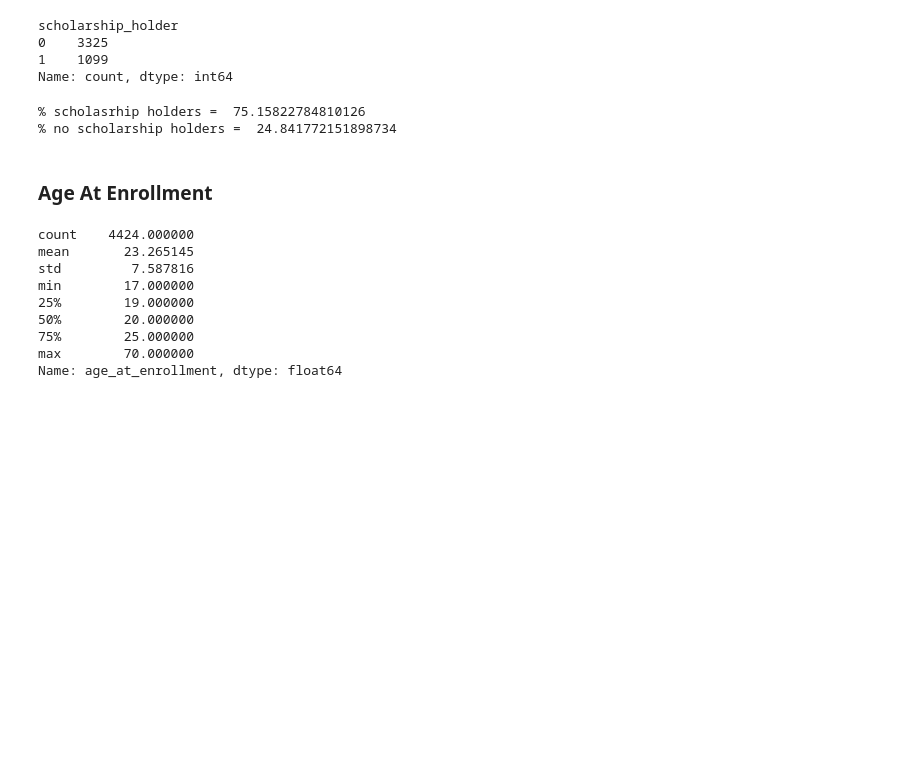
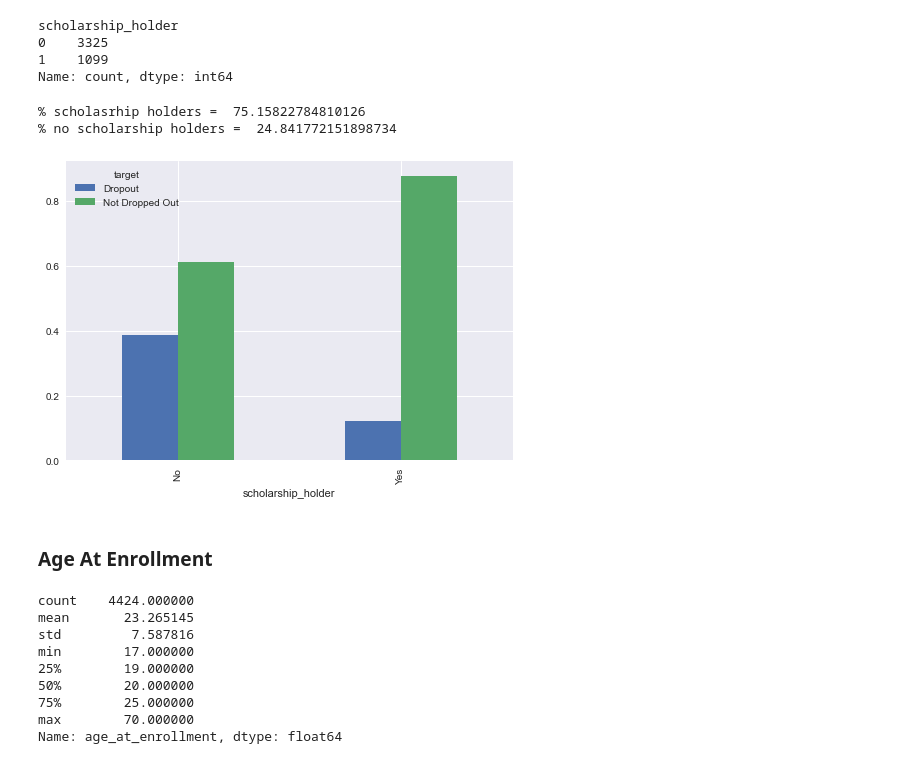
Before and after one commit to AndreJacobsPy/ai-academy-capstone, a Jupyter notebook: exploration.ipynb, the cells around one changed output. Drawn from its saved outputs; the diff is of its cells as text; code cells hidden in the pictures; blank space fills up the shorter version.

```diff
--- a/exploration.ipynb
+++ b/exploration.ipynb
@@ -977,6 +974,13 @@ print("% no scholarship holders = ", percentage_no_holders)
 # %% [output]
 % scholasrhip holders =  75.15822784810126
 % no scholarship holders =  24.841772151898734
+# %%
+scholarship_holder_df = binary_df.copy()
+scholarship_holder_df["scholarship_holder"] = scholarship_holder_df["scholarship_holder"].map({1: "Yes", 0: "No"})
+group_data_for_plotting(scholarship_holder_df, "scholarship_holder").plot(kind="bar")
+plt.show()
+# %% [output]
+[figure, added]
 # %% [markdown]
 ### Age At Enrollment <a class="anchor" id="twentieth-bullet">
 # %%
```
Also changed, not shown: parts of 23 cells of this notebook, 3 other files.
